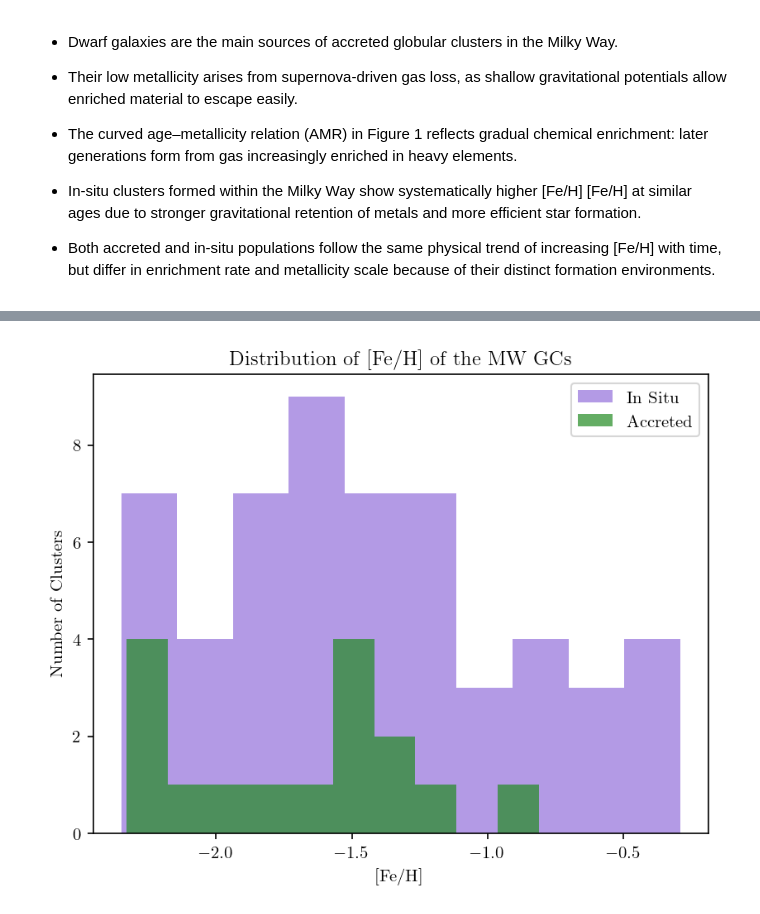
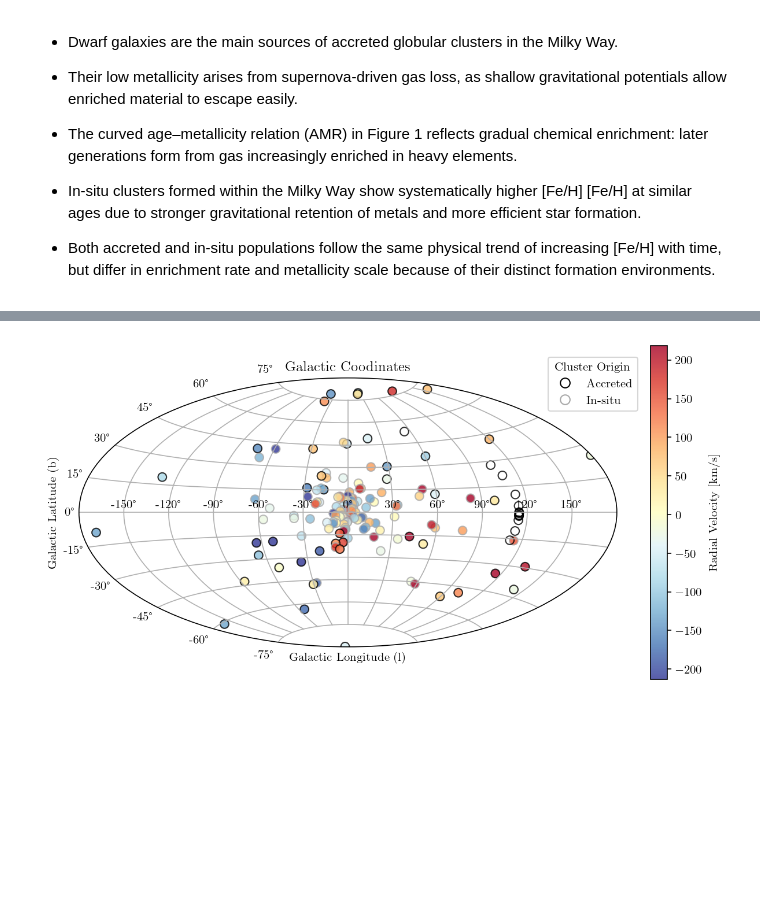
Before and after one commit to sleepdepr1ved/PHYS3116_Team, a Jupyter notebook: PHYS3116_Main_Code.ipynb, the cells around one changed output, grey strips where cells are left out. Saved outputs shown, nothing was run; the diff lists cells and outputs as text; code cells hidden in the pictures; blank space fills up the shorter version.

```diff
--- a/PHYS3116_Main_Code.ipynb
+++ b/PHYS3116_Main_Code.ipynb
@@ -342,16 +296,48 @@ plt.show()
-# %%
-feh_acc = feh_v[vberg_mask]
-
-# plot histogram
-plt.hist(feh_v, bins=10, color='mediumpurple', alpha=0.7, label='In Situ')
-plt.hist(feh_acc, bins=10, color='forestgreen', alpha=0.7, label='Accreted')
-
-plt.xlabel('[Fe/H]')
-plt.ylabel('Number of Clusters')
-plt.legend()
-plt.title('Distribution of [Fe/H] of the MW GCs')
-plt.show()
-
-# bimodality in the metallicity distribution should only be present in the in-situ GCs.
-# %% [output]
-[figure, removed]
+# %%
+# plot sky distribution of GCs in Galactic coordinates
+
+# Identify accreted clusters
+harris_acc = (harris_p1["R_gc"] > 10) & (abs(harris_p1["Z"]) > 3)
+accreted_names = harris_p1.loc[harris_acc, "Object"]
+harris_accreted = harris_p1["Object"].isin(accreted_names) # mask for plotting accreted clusters
+
+harris_p1['L'] = pd.to_numeric(harris_p1['L'], errors='coerce')
+harris_p1['B'] = pd.to_numeric(harris_p1['B'], errors='coerce')
+harris_p3['v_r'] = pd.to_numeric(harris_p3['v_r'], errors='coerce')
+
+# Convert coordinates
+l = Angle(harris_p1['L'].to_numpy(), unit='deg')
+b = Angle(harris_p1['B'].to_numpy(), unit='deg')
+rv = harris_p3['v_r'].to_numpy()  # Radial Velocity
+
+# plot
+fig = plt.figure(figsize=(10, 5))
+ax = fig.add_subplot(111, projection='aitoff')
+
+# edge colors for accreted and in situ
+edge_colors = np.where(harris_accreted, 'k', 'darkgray')  # black = accreted, grey = in-situ
+
+# Main scatter plot
+sc = ax.scatter(-l.wrap_at('180d').radian, b.radian, s=50, c=rv, cmap='RdYlBu_r',
+    vmin=np.nanpercentile(rv, 5), vmax=np.nanpercentile(rv, 95), marker='o', alpha=0.8, ec=edge_colors, lw=1)
+
+# colorbar and labels
+plt.colorbar(sc, ax=ax, label='Radial Velocity [km/s]')
+# legend for edge colors
+legend_handles = [
+    plt.Line2D([], [], marker='o', color='w', markeredgecolor='k', markersize=8, label='Accreted'),
+    plt.Line2D([], [], marker='o', color='w', markeredgecolor='darkgray', markersize=8, label='In-situ')
+]
+ax.legend(handles=legend_handles, loc='upper right', bbox_to_anchor=(1.05, 1.1), frameon=True, title='Cluster Origin')
+ax.set_xlabel("Galactic Longitude (l)")
+ax.set_ylabel("Galactic Latitude (b)")
+ax.set_title("Galactic Coodinates")
+
+ax.grid()
+plt.show()
+
+# Figure displays GCs in Galactic coordinates with the centre of the Galaxy at the origin
+# blue is blue shifted (moving towards us)
+# red is red shifted (moving away from us)
+# %% [output]
+[figure, added]
```
Also changed, not shown: parts of 6 cells of this notebook, 1 other file.
